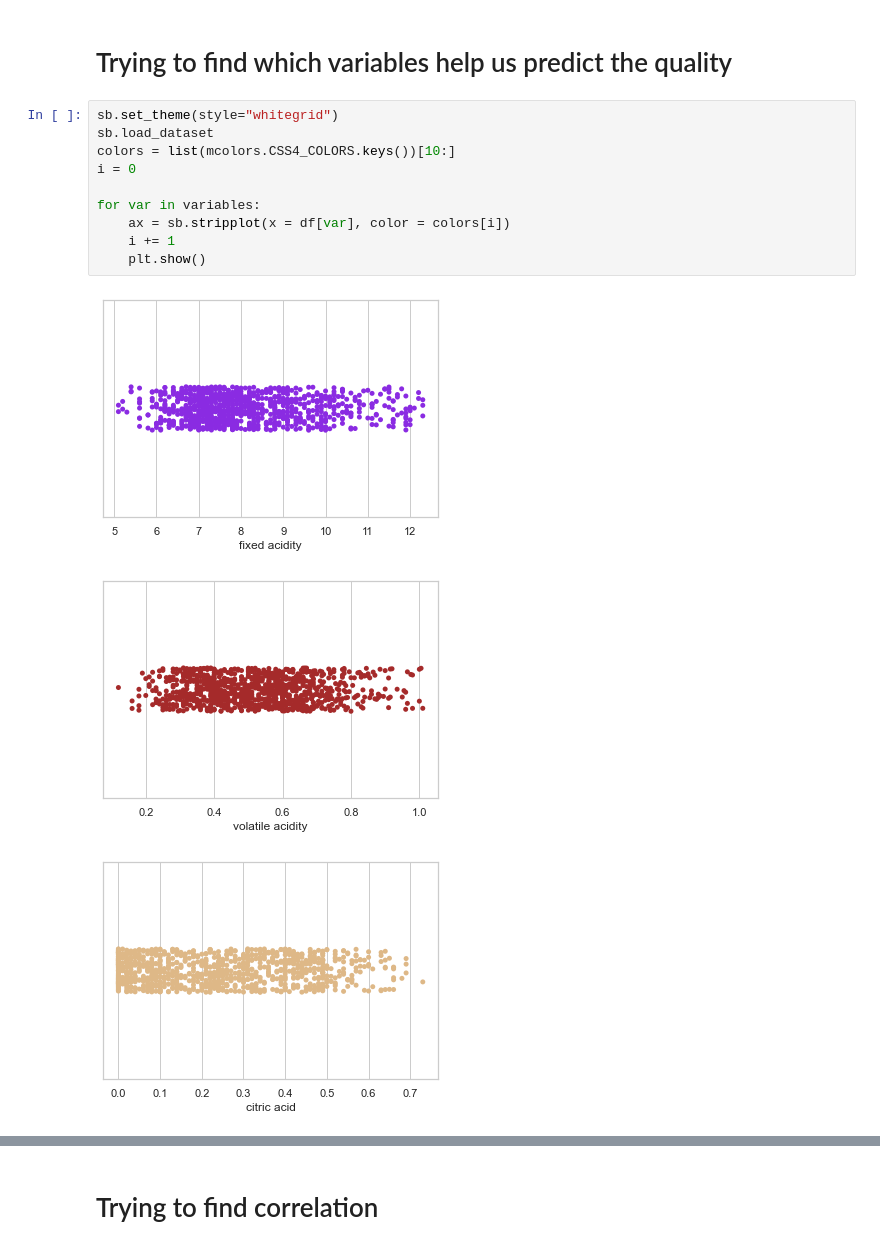
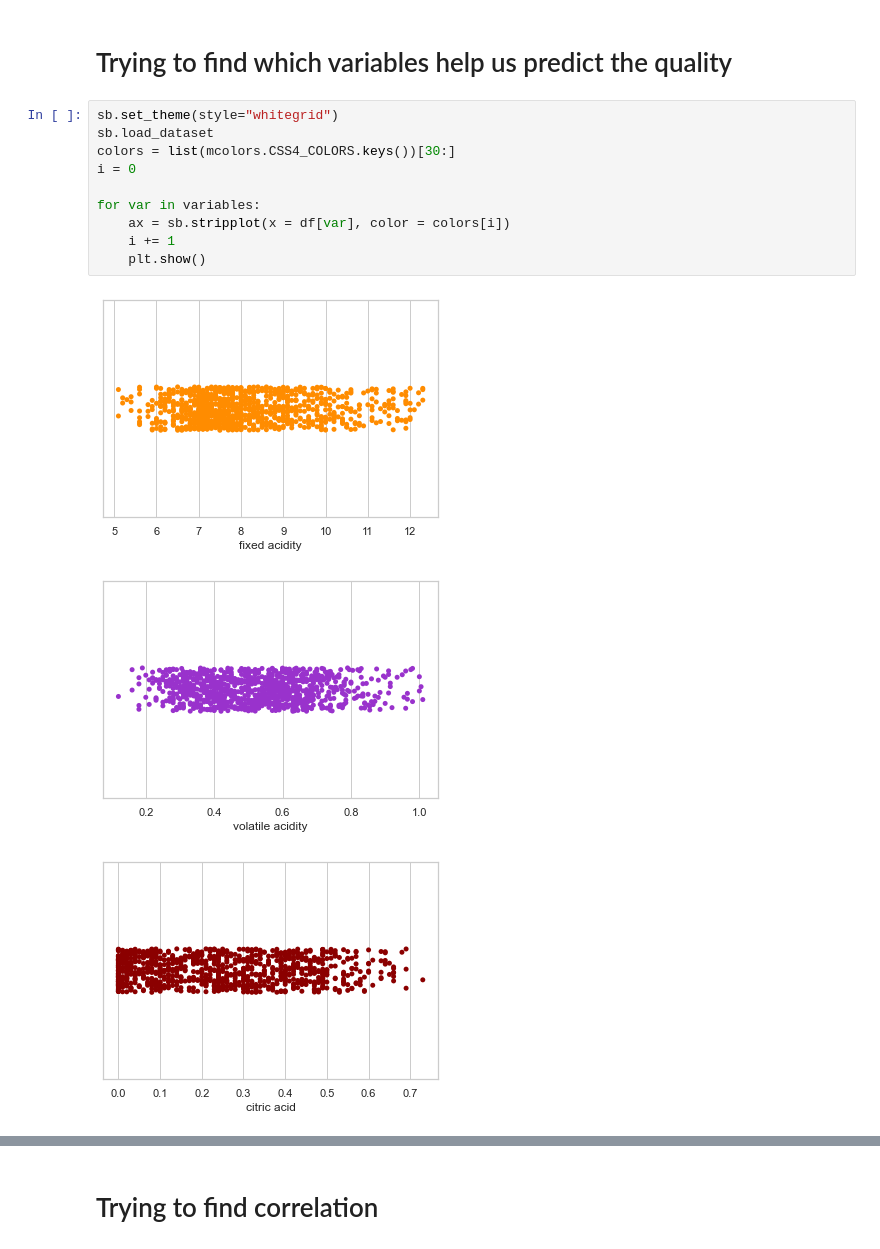
Before and after one commit to danxuZhang/WineQuality, a Jupyter notebook: src/eda.ipynb, the cells around one changed output, grey strips where cells are left out. Cells and saved outputs as stored; diff of their text form.

```diff
--- a/src/eda.ipynb
+++ b/src/eda.ipynb
@@ -117,14 +117,14 @@ alcohol                            82
 # %%
 sb.set_theme(style="whitegrid")
 sb.load_dataset
-colors = list(mcolors.CSS4_COLORS.keys())[10:]
+colors = list(mcolors.CSS4_COLORS.keys())[30:]
 i = 0
 
 for var in variables:
     ax = sb.stripplot(x = df[var], color = colors[i])
     i += 1
     plt.show()
 # %% [output]
-[figure, old version]
+[figure, new version]
-[figure, old version]
+[figure, new version]
-[figure, old version]
+[figure, new version]
```
Also changed, not shown: parts of 1 cell of this notebook.
